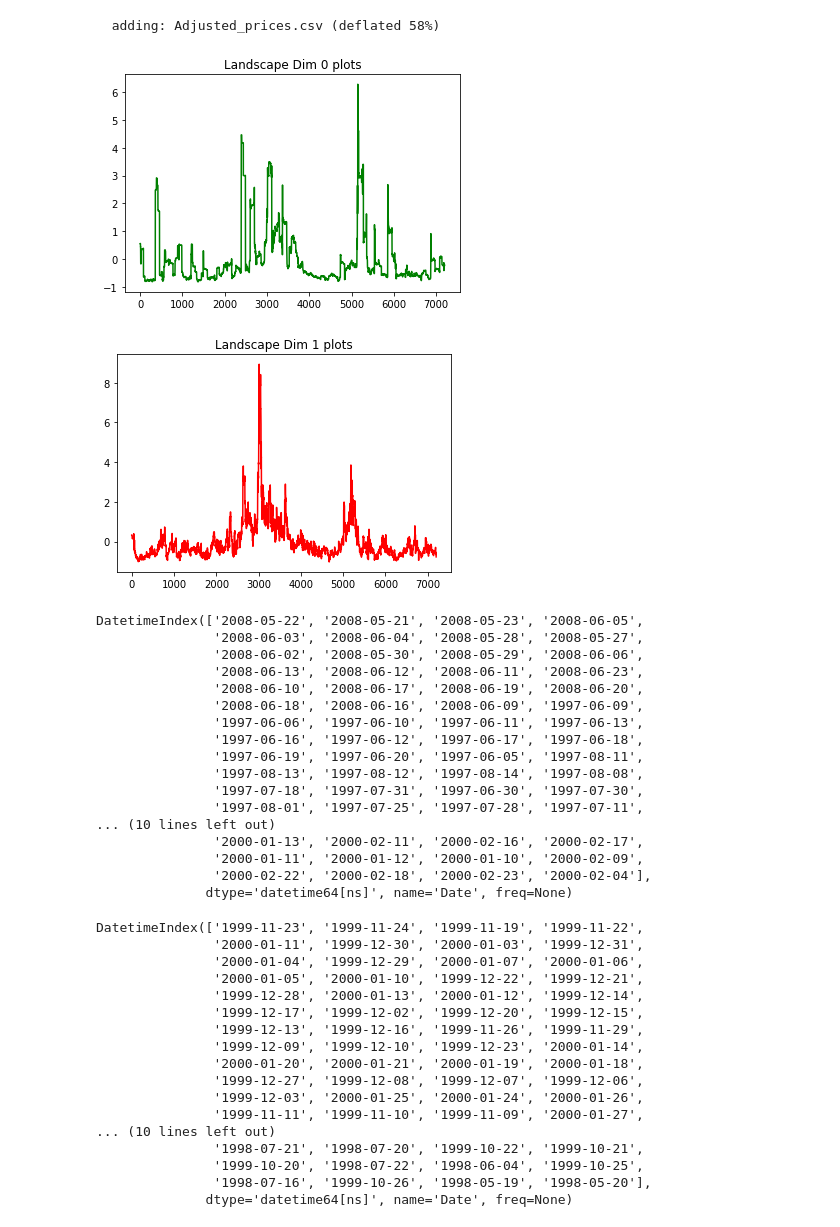
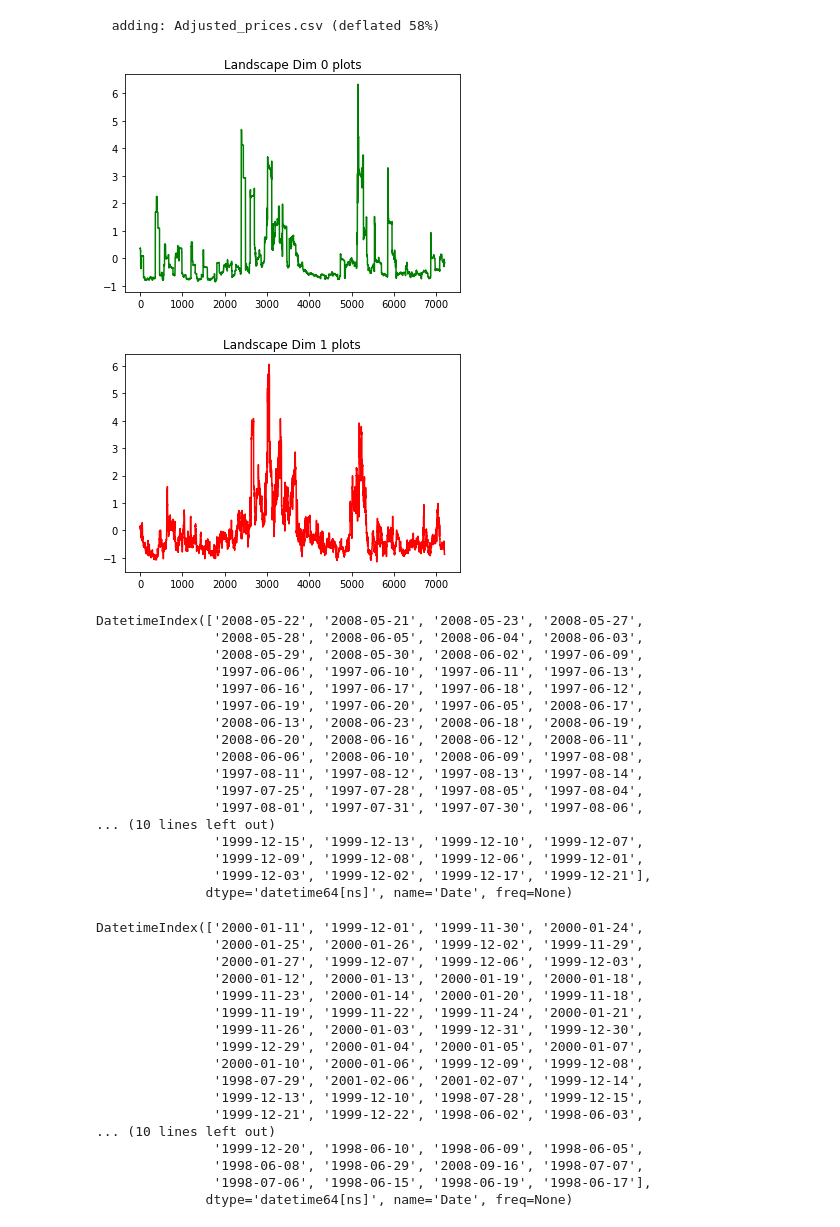
Before and after one commit to shambhavi-suri/MNIST_TDA, a Jupyter notebook: Time series/Financial_Data_Plots.ipynb, the cells around one changed output. Cells and saved outputs as stored; diff of their text form; code cells hidden in the pictures.

```diff
--- a/Time series/Financial_Data_Plots.ipynb
+++ b/Time series/Financial_Data_Plots.ipynb
@@ -97,7 +61,7 @@ adjusted_ixic = []
 adjusted_rut = []
 for i in range(1,7301):
   adjusted_gspc.append(math.log(gspc[i]/gspc[i-1]))
-  adjusted_dji.append(math.log(dji[i]/dji[i-1]))
+  #adjusted_dji.append(math.log(dji[i]/dji[i-1]))
   adjusted_ixic.append(math.log(ixic[i]/ixic[i-1]))
   adjusted_rut.append(math.log(rut[i]/rut[i-1]))
 # %%
@@ -117,11 +81,11 @@ adjusted_prices.to_csv('Adjusted_prices.csv')
 l_1 = []
 l_2 = []
 
-for i in range(0, 7301-100):
+for i in range(0, 7300-100):
   point_cloud = []
   for j in range(i,i+100):
-    point_cloud.append([adjusted_gspc[j], adjusted_dji[j], adjusted_ixic[j], adjusted_rut[j]])
-  pointcloud = np.array(point_cloud).reshape(1,100,4)
+    point_cloud.append([adjusted_gspc[j], adjusted_ixic[j], adjusted_rut[j]])
+  pointcloud = np.array(point_cloud).reshape(1,100,3)
   VR = VietorisRipsPersistence()
   diagrams = VR.fit_transform(pointcloud)
   value = gtda.diagrams.Amplitude(metric_params={"n_layers":250} , metric ='landscape', order = None).fit_transform(diagrams)
@@ -132,20 +96,20 @@ import matplotlib.pyplot as plt
 from scipy import stats
 # %%
 #Landscape dim 0 plots:
-
 plt.title("Landscape Dim 0 plots")
 y_1 = stats.zscore(np.array(l_1))
-plt.plot(np.arange(0,7201), y_1 , color ="green")
+plt.plot(np.arange(0,7200), y_1 , color ="green")
 plt.show()
 # %% [output]
-[figure, old version]
+[figure, new version]
 # %%
+#Landscape dim 1 plots:
 plt.title("Landscape Dim 1 plots")
 y_2 = stats.zscore(np.array(l_2))
-plt.plot(np.arange(0,7201), y_2 , color ="red")
+plt.plot(np.arange(0,7200), y_2 , color ="red")
 plt.show()
 # %% [output]
-[figure, old version]
+[figure, new version]
 # %%
 ord_1 = np.argsort(-y_1)[:100]
 ord_2 = np.argsort(-y_2)[:100]
@@ -153,41 +117,41 @@ ord_2 = np.argsort(-y_2)[:100]
 #First 100 highest valuescorresponding to dim 0
 gspc_1[ord_1]
 # %% [output]
-DatetimeIndex(['2008-05-22', '2008-05-21', '2008-05-23', '2008-06-05',
-               '2008-06-03', '2008-06-04', '2008-05-28', '2008-05-27',
-               '2008-06-02', '2008-05-30', '2008-05-29', '2008-06-06',
-               '2008-06-13', '2008-06-12', '2008-06-11', '2008-06-23',
-               '2008-06-10', '2008-06-17', '2008-06-19', '2008-06-20',
-               '2008-06-18', '2008-06-16', '2008-06-09', '1997-06-09',
+DatetimeIndex(['2008-05-22', '2008-05-21', '2008-05-23', '2008-05-27',
+               '2008-05-28', '2008-06-05', '2008-06-04', '2008-06-03',
+               '2008-05-29', '2008-05-30', '2008-06-02', '1997-06-09',
                '1997-06-06', '1997-06-10', '1997-06-11', '1997-06-13',
-               '1997-06-16', '1997-06-12', '1997-06-17', '1997-06-18',
-               '1997-06-19', '1997-06-20', '1997-06-05', '1997-08-11',
-               '1997-08-13', '1997-08-12', '1997-08-14', '1997-08-08',
-               '1997-07-18', '1997-07-31', '1997-06-30', '1997-07-30',
-               '1997-08-01', '1997-07-25', '1997-07-28', '1997-07-11',
+               '1997-06-16', '1997-06-17', '1997-06-18', '1997-06-12',
+               '1997-06-19', '1997-06-20', '1997-06-05', '2008-06-17',
+               '2008-06-13', '2008-06-23', '2008-06-18', '2008-06-19',
+               '2008-06-20', '2008-06-16', '2008-06-12', '2008-06-11',
+               '2008-06-06', '2008-06-10', '2008-06-09', '1997-08-08',
+               '1997-08-11', '1997-08-12', '1997-08-13', '1997-08-14',
+               '1997-07-25', '1997-07-28', '1997-08-05', '1997-08-04',
+               '1997-08-01', '1997-07-31', '1997-07-30', '1997-08-06',
 ... (10 lines left out)
-               '2000-01-13', '2000-02-11', '2000-02-16', '2000-02-17',
-               '2000-01-11', '2000-01-12', '2000-01-10', '2000-02-09',
-               '2000-02-22', '2000-02-18', '2000-02-23', '2000-02-04'],
+               '1999-12-15', '1999-12-13', '1999-12-10', '1999-12-07',
+               '1999-12-09', '1999-12-08', '1999-12-06', '1999-12-01',
+               '1999-12-03', '1999-12-02', '1999-12-17', '1999-12-21'],
               dtype='datetime64[ns]', name='Date', freq=None)
 # %%
 #First 100 highest valuescorresponding to dim 1
 gspc_1[ord_2]
 # %% [output]
-DatetimeIndex(['1999-11-23', '1999-11-24', '1999-11-19', '1999-11-22',
-               '2000-01-11', '1999-12-30', '2000-01-03', '1999-12-31',
-               '2000-01-04', '1999-12-29', '2000-01-07', '2000-01-06',
-               '2000-01-05', '2000-01-10', '1999-12-22', '1999-12-21',
-               '1999-12-28', '2000-01-13', '2000-01-12', '1999-12-14',
-               '1999-12-17', '1999-12-02', '1999-12-20', '1999-12-15',
-               '1999-12-13', '1999-12-16', '1999-11-26', '1999-11-29',
-               '1999-12-09', '1999-12-10', '1999-12-23', '2000-01-14',
-               '2000-01-20', '2000-01-21', '2000-01-19', '2000-01-18',
-               '1999-12-27', '1999-12-08', '1999-12-07', '1999-12-06',
-               '1999-12-03', '2000-01-25', '2000-01-24', '2000-01-26',
-               '1999-11-11', '1999-11-10', '1999-11-09', '2000-01-27',
+DatetimeIndex(['2000-01-11', '1999-12-01', '1999-11-30', '2000-01-24',
+               '2000-01-25', '2000-01-26', '1999-12-02', '1999-11-29',
+               '2000-01-27', '1999-12-07', '1999-12-06', '1999-12-03',
+               '2000-01-12', '2000-01-13', '2000-01-19', '2000-01-18',
+               '1999-11-23', '2000-01-14', '2000-01-20', '1999-11-18',
+               '1999-11-19', '1999-11-22', '1999-11-24', '2000-01-21',
+               '1999-11-26', '2000-01-03', '1999-12-31', '1999-12-30',
+               '1999-12-29', '2000-01-04', '2000-01-05', '2000-01-07',
+               '2000-01-10', '2000-01-06', '1999-12-09', '1999-12-08',
+               '1998-07-29', '2001-02-06', '2001-02-07', '1999-12-14',
+               '1999-12-13', '1999-12-10', '1998-07-28', '1999-12-15',
+               '1999-12-21', '1999-12-22', '1998-06-02', '1998-06-03',
 ... (10 lines left out)
-               '1998-07-21', '1998-07-20', '1999-10-22', '1999-10-21',
-               '1999-10-20', '1998-07-22', '1998-06-04', '1999-10-25',
-               '1998-07-16', '1999-10-26', '1998-05-19', '1998-05-20'],
+               '1999-12-20', '1998-06-10', '1998-06-09', '1998-06-05',
+               '1998-06-08', '1998-06-29', '2008-09-16', '1998-07-07',
+               '1998-07-06', '1998-06-15', '1998-06-19', '1998-06-17'],
               dtype='datetime64[ns]', name='Date', freq=None)
```
Also changed, not shown: parts of 31 cells of this notebook, 3 other files.
